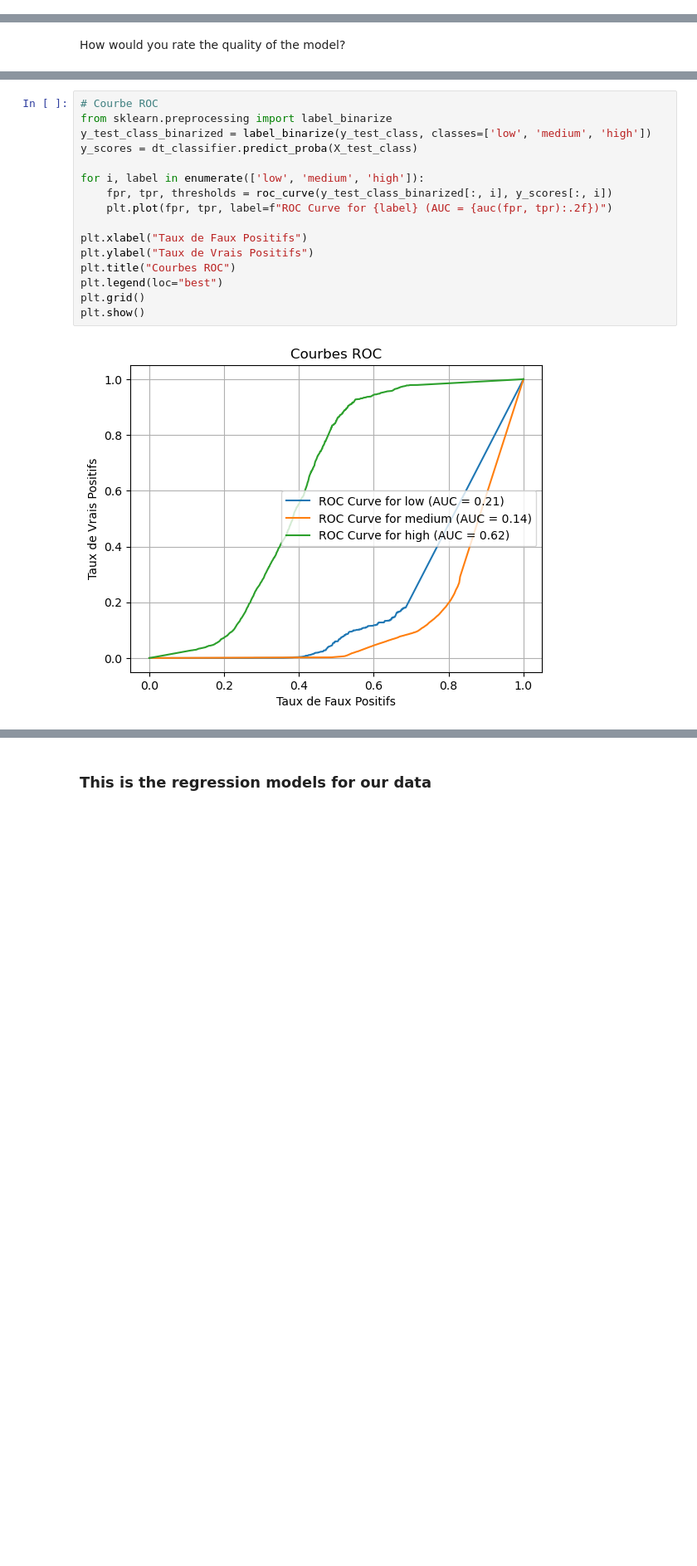
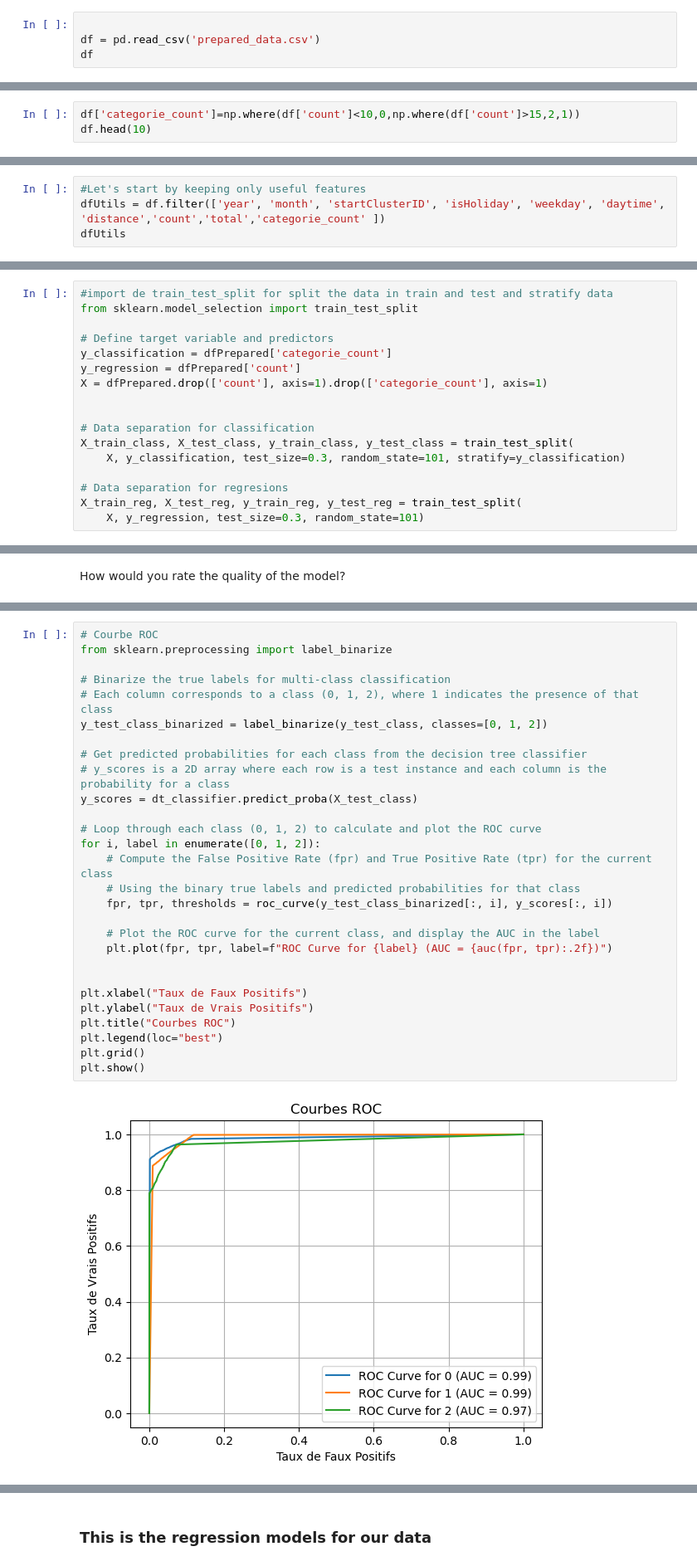
Before and after one commit to jordantatue/datamining, a Jupyter notebook: model_evaluation.ipynb, the cells around one changed output, grey strips where cells are left out. Shown at 83% size. Drawn from its saved outputs; the diff is of its cells as text; blank space fills up the shorter version.

Commit message:
model_evaluation

```diff
--- a/model_evaluation.ipynb
+++ b/model_evaluation.ipynb
@@ -255,0 +27,4 @@ This is followed by the evaluation of the model on the test data.
+# %%
+
+df = pd.read_csv('prepared_data.csv')
+df
@@ -255,0 +73,3 @@ This is followed by the evaluation of the model on the test data.
+# %%
+df['categorie_count']=np.where(df['count']<10,0,np.where(df['count']>15,2,1))
+df.head(10)
@@ -255,0 +118,4 @@ This is followed by the evaluation of the model on the test data.
+# %%
+#Let's start by keeping only useful features
+dfUtils = df.filter(['year', 'month', 'startClusterID', 'isHoliday', 'weekday', 'daytime', 'distance','count','total','categorie_count' ])
+dfUtils
@@ -255,0 +208,17 @@ This is followed by the evaluation of the model on the test data.
+# %%
+#import de train_test_split for split the data in train and test and stratify data
+from sklearn.model_selection import train_test_split
+
+# Define target variable and predictors
+y_classification = dfPrepared['categorie_count']
+y_regression = dfPrepared['count']
+X = dfPrepared.drop(['count'], axis=1).drop(['categorie_count'], axis=1)
+
+
+# Data separation for classification
+X_train_class, X_test_class, y_train_class, y_test_class = train_test_split(
+    X, y_classification, test_size=0.3, random_state=101, stratify=y_classification)
+
+# Data separation for regresions
+X_train_reg, X_test_reg, y_train_reg, y_test_reg = train_test_split(
+    X, y_regression, test_size=0.3, random_state=101)
@@ -379,18 +269,30 @@ This is how the ROC Curve of an perfect classifier looks like. ignore the code.
 # %%
 # Courbe ROC
 from sklearn.preprocessing import label_binarize
-y_test_class_binarized = label_binarize(y_test_class, classes=['low', 'medium', 'high'])
+
+# Binarize the true labels for multi-class classification
+# Each column corresponds to a class (0, 1, 2), where 1 indicates the presence of that class
+y_test_class_binarized = label_binarize(y_test_class, classes=[0, 1, 2])
+
+# Get predicted probabilities for each class from the decision tree classifier
+# y_scores is a 2D array where each row is a test instance and each column is the probability for a class
 y_scores = dt_classifier.predict_proba(X_test_class)
 
-for i, label in enumerate(['low', 'medium', 'high']):
+# Loop through each class (0, 1, 2) to calculate and plot the ROC curve
+for i, label in enumerate([0, 1, 2]):
+    # Compute the False Positive Rate (fpr) and True Positive Rate (tpr) for the current class
+    # Using the binary true labels and predicted probabilities for that class
     fpr, tpr, thresholds = roc_curve(y_test_class_binarized[:, i], y_scores[:, i])
+
+    # Plot the ROC curve for the current class, and display the AUC in the label
     plt.plot(fpr, tpr, label=f"ROC Curve for {label} (AUC = {auc(fpr, tpr):.2f})")
+
 
 plt.xlabel("Taux de Faux Positifs")
 plt.ylabel("Taux de Vrais Positifs")
 plt.title("Courbes ROC")
 plt.legend(loc="best")
 plt.grid()
 plt.show()
 # %% [output]
-[figure, old version]
+[figure, new version]
```
Also changed, not shown: parts of 71 cells of this notebook, 3 other files.
